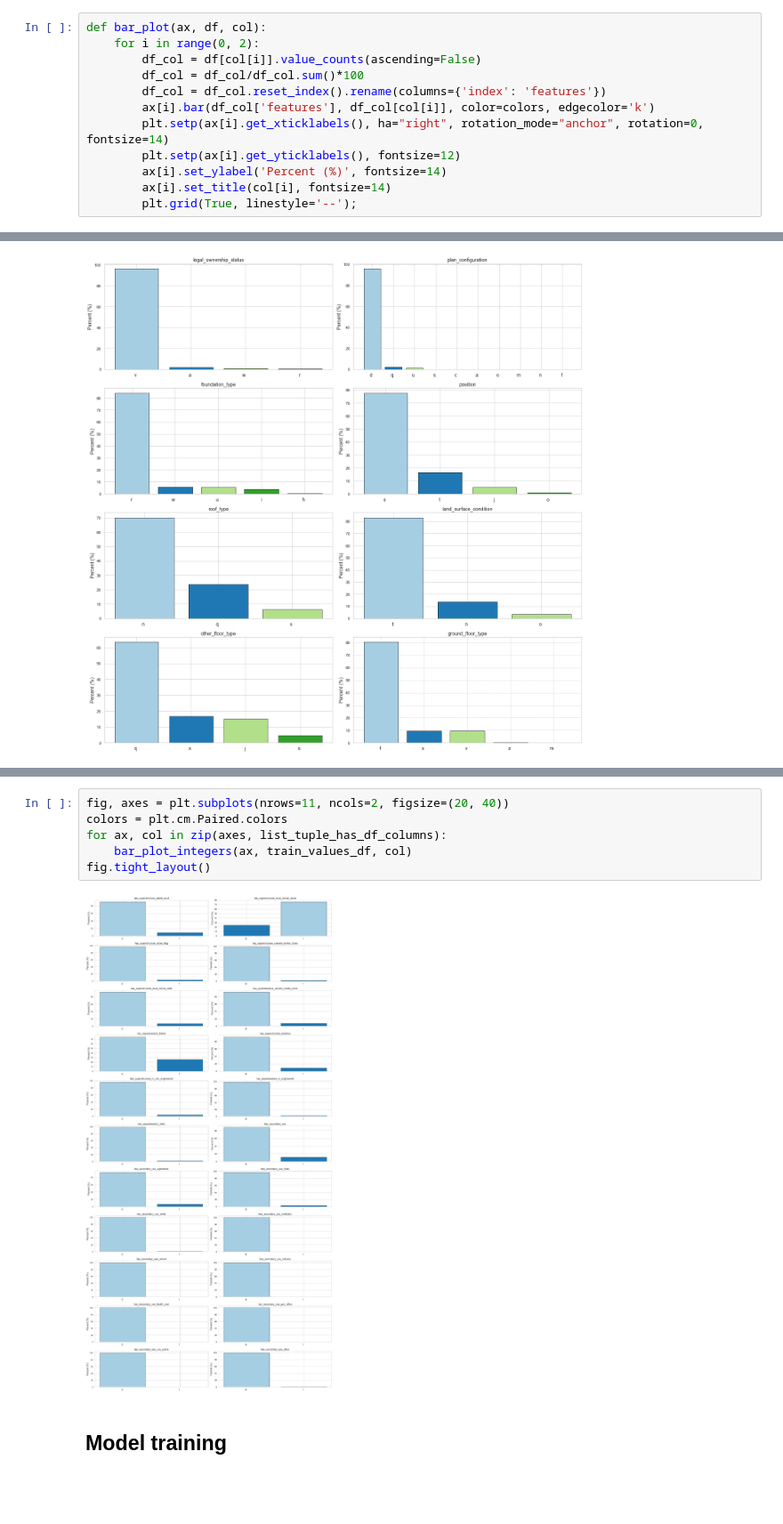
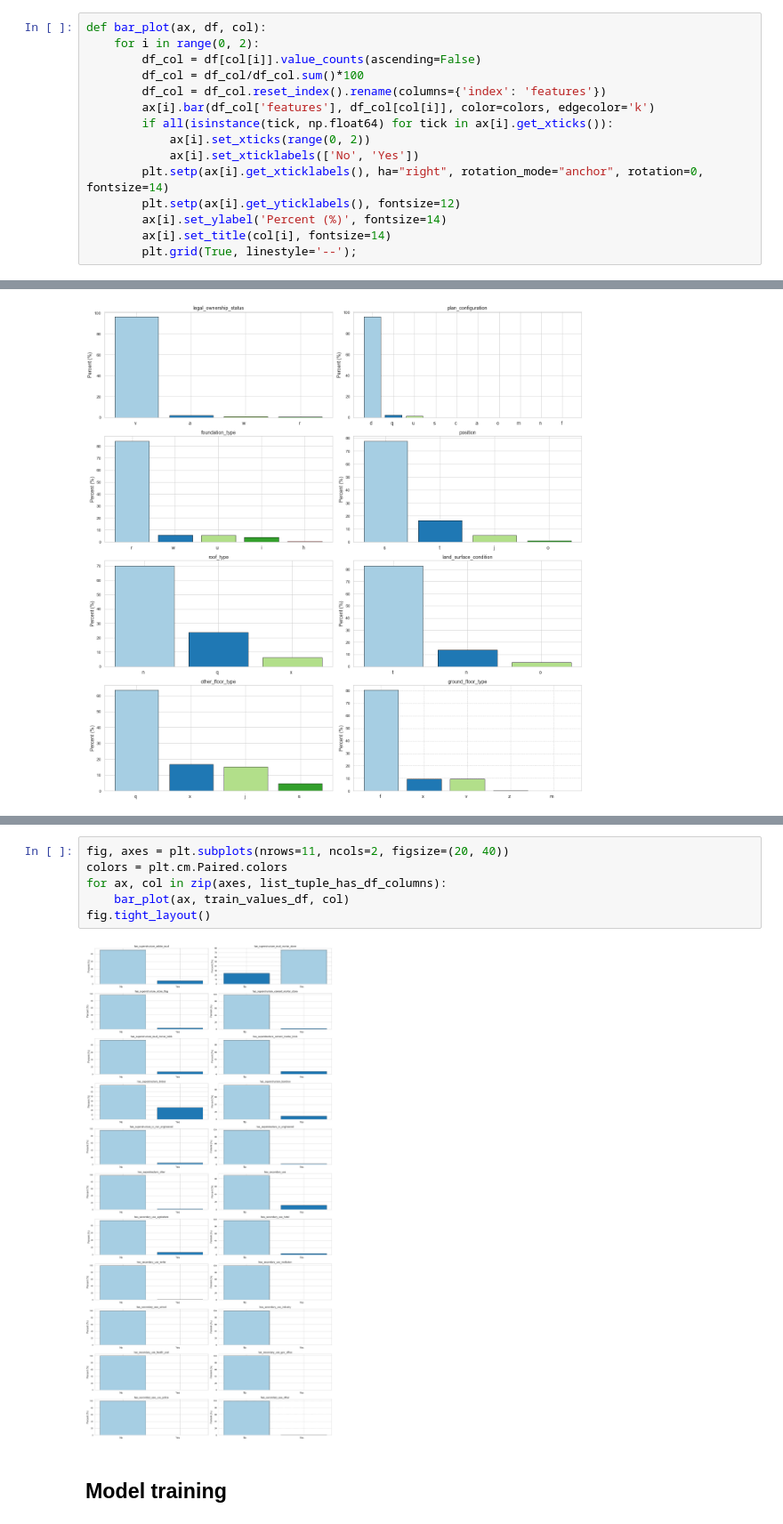
Before and after one commit to capac/scikit-learn-exercises, a Jupyter notebook: modeling-earthquake-damage.ipynb, the cells around one changed output, grey strips where cells are left out. Shown at 89% size. Saved outputs shown, nothing was run; the diff lists cells and outputs as text; blank space fills up the shorter version.

Commit message:
Created plot function that takes into account tick label type

```diff
--- a/modeling-earthquake-damage.ipynb
+++ b/modeling-earthquake-damage.ipynb
@@ -208,6 +208,9 @@ def bar_plot(ax, df, col):
         df_col = df_col/df_col.sum()*100
         df_col = df_col.reset_index().rename(columns={'index': 'features'})
         ax[i].bar(df_col['features'], df_col[col[i]], color=colors, edgecolor='k')
+        if all(isinstance(tick, np.float64) for tick in ax[i].get_xticks()):
+            ax[i].set_xticks(range(0, 2))
+            ax[i].set_xticklabels(['No', 'Yes'])
         plt.setp(ax[i].get_xticklabels(), ha="right", rotation_mode="anchor", rotation=0, fontsize=14)
         plt.setp(ax[i].get_yticklabels(), fontsize=12)
         ax[i].set_ylabel('Percent (%)', fontsize=14)
@@ -239,10 +227,10 @@ def bar_plot_integers(ax, df, col):
 # %%
 fig, axes = plt.subplots(nrows=11, ncols=2, figsize=(20, 40))
 colors = plt.cm.Paired.colors
 for ax, col in zip(axes, list_tuple_has_df_columns):
-    bar_plot_integers(ax, train_values_df, col)
+    bar_plot(ax, train_values_df, col)
 fig.tight_layout()
 # %% [output]
-[figure, old version]
+[figure, new version]
 # %% [markdown]
 ## Model training
```
Also changed, not shown: parts of 2 cells of this notebook.
